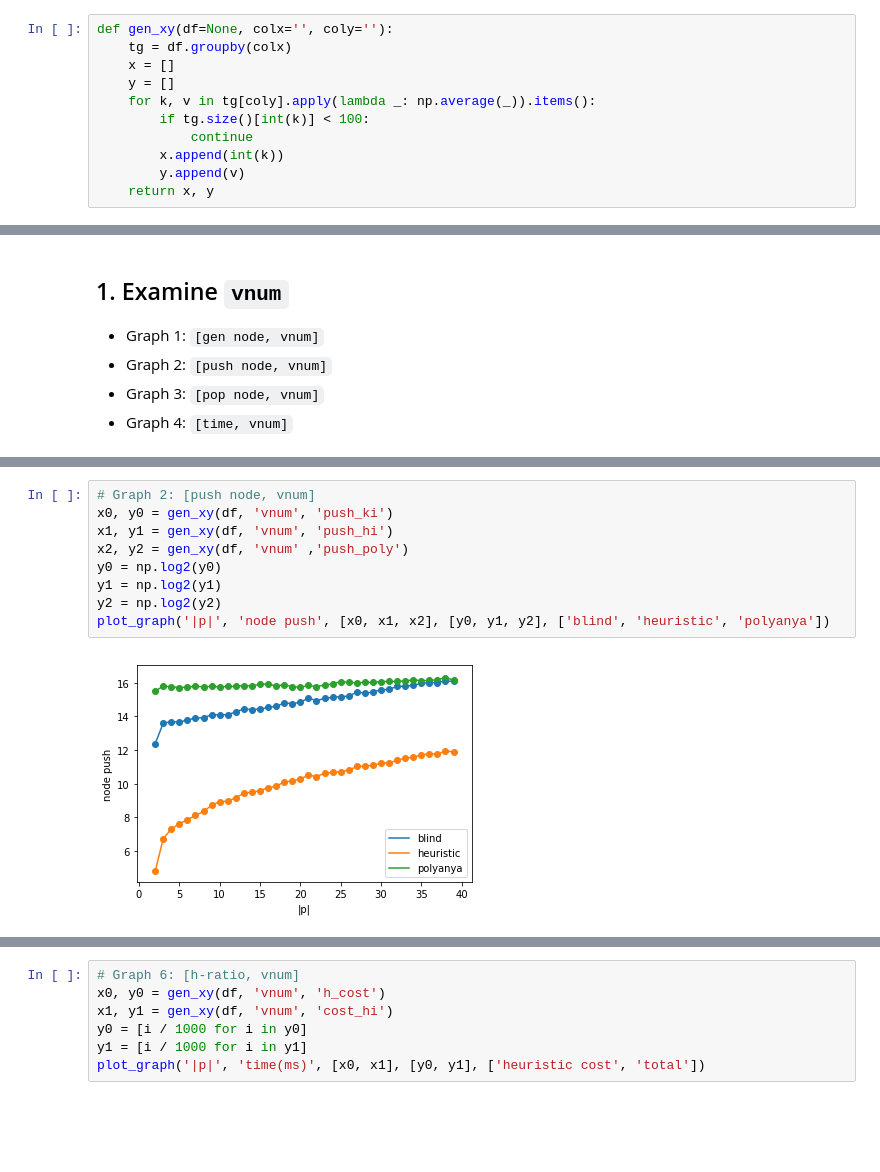
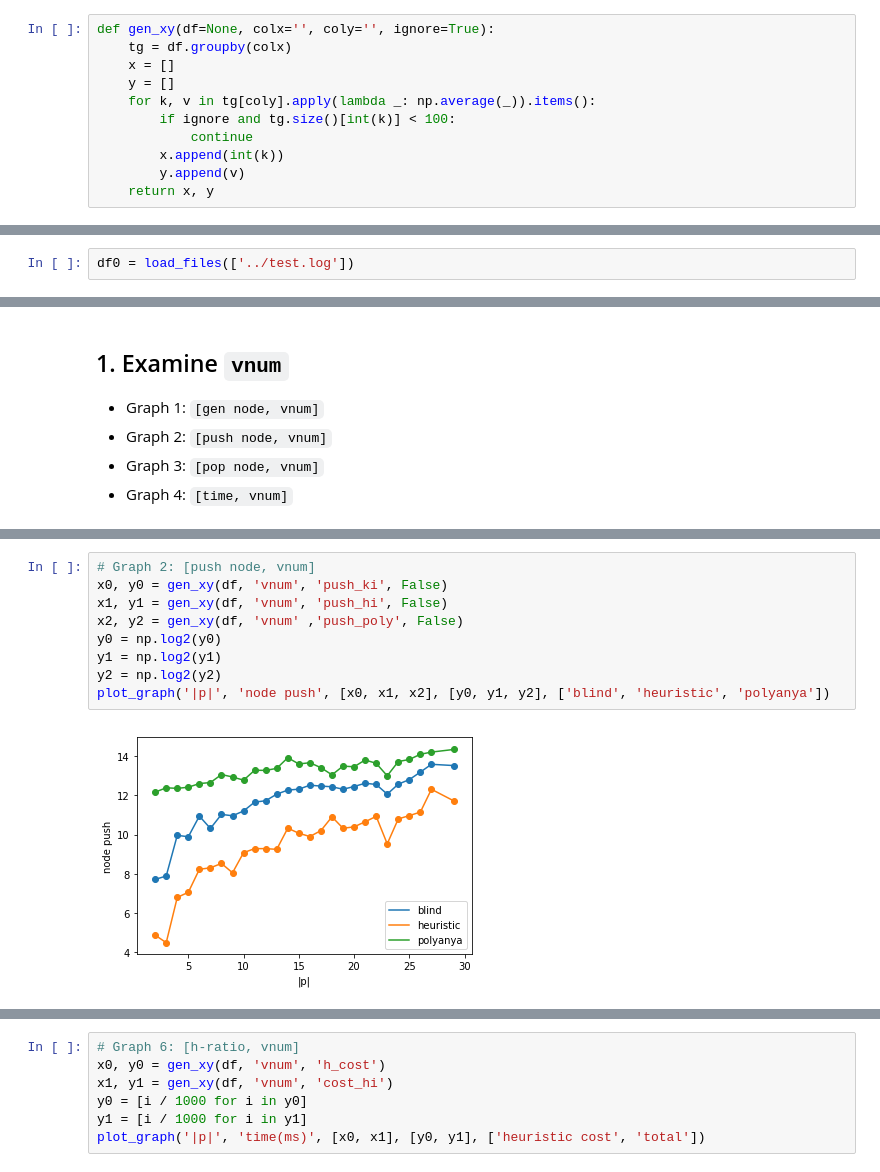
Before and after one commit to eggeek/Nav-Mesh-OkNN, a Jupyter notebook: analysis/Analysis.ipynb, the cells around one changed output, grey strips where cells are left out. Cells and saved outputs as stored; diff of their text form; blank space fills up the shorter version.

```diff
--- a/analysis/Analysis.ipynb
+++ b/analysis/Analysis.ipynb
@@ -20,12 +20,12 @@ def load_files(paths):
     res = pd.concat(frames)
     return res
 # %%
-def gen_xy(df=None, colx='', coly=''):
+def gen_xy(df=None, colx='', coly='', ignore=True):
     tg = df.groupby(colx)
     x = []
     y = []
     for k, v in tg[coly].apply(lambda _: np.average(_)).items():
-        if tg.size()[int(k)] < 100:
+        if ignore and tg.size()[int(k)] < 100:
             continue
         x.append(int(k))
         y.append(v)
@@ -161,6 +161,8 @@ df0.head()
 | 3 | 5 | 5 | 67592.2 | 34187.4 | 117430.0 | 185898.0 | 160625.0 | 27 | 68741 | 66691 | ... |
 | 4 | 5 | 5 | 58869.4 | 29415.4 | 105308.0 | 116583.0 | 101126.0 | 52 | 68100 | 66109 | ... |
 5 rows × 25 columns
+# %%
+df0 = load_files(['../test.log'])
 # %%
 df = df0[(df0.K <= 1) & (df0.K == df0.order)]
 # %%
@@ -198,14 +200,14 @@ plot_graph('|p|', 'log10(node gen)', [x0, x1, x2], [y0, y1, y2], ['blind', 'heur
 # %%
 # Graph 2: [push node, vnum]
-x0, y0 = gen_xy(df, 'vnum', 'push_ki')
-x1, y1 = gen_xy(df, 'vnum', 'push_hi')
-x2, y2 = gen_xy(df, 'vnum' ,'push_poly')
+x0, y0 = gen_xy(df, 'vnum', 'push_ki', False)
+x1, y1 = gen_xy(df, 'vnum', 'push_hi', False)
+x2, y2 = gen_xy(df, 'vnum' ,'push_poly', False)
 y0 = np.log2(y0)
 y1 = np.log2(y1)
 y2 = np.log2(y2)
 plot_graph('|p|', 'node push', [x0, x1, x2], [y0, y1, y2], ['blind', 'heuristic', 'polyanya'])
 # %% [output]
-[figure, old version]
+[figure, new version]
 # %%
 # Graph 3: [pop node, vnum]
 x0, y0 = gen_xy(df, 'vnum', 'pop_ki')
```
Also changed, not shown: parts of 6 cells of this notebook, 4 other files.
